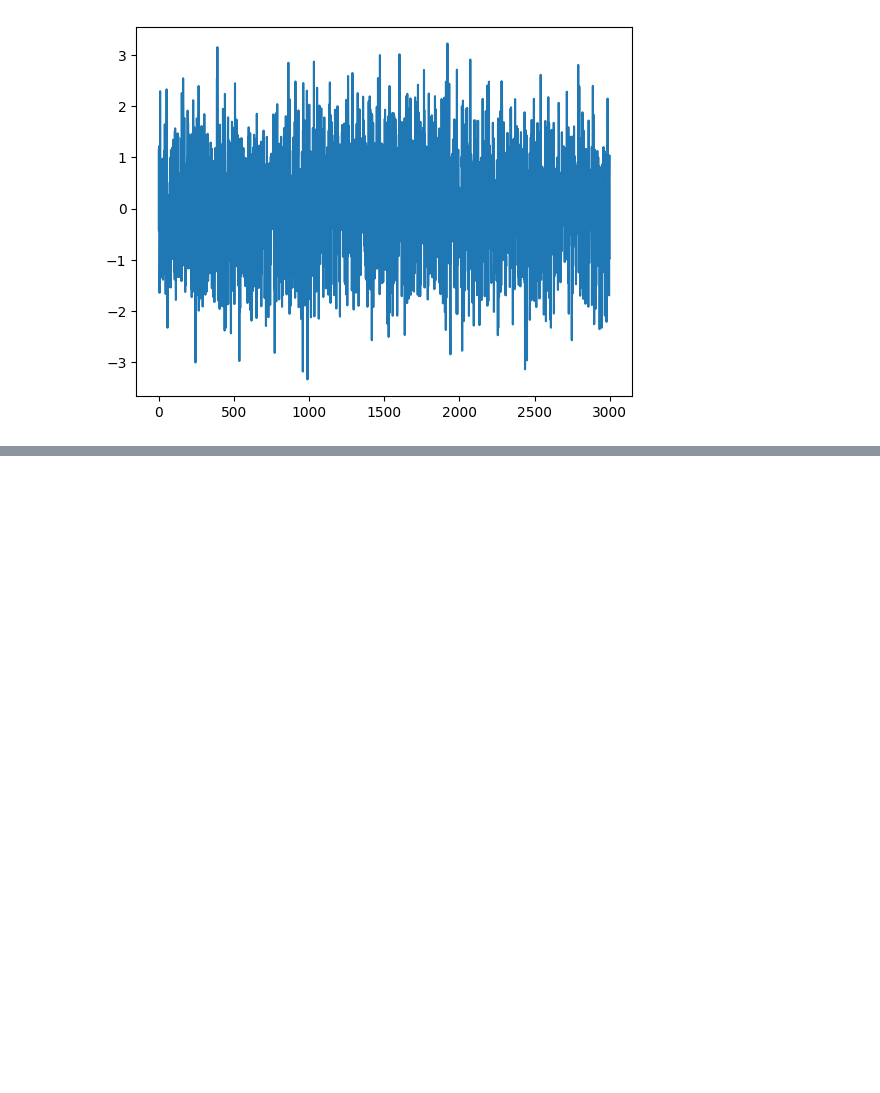
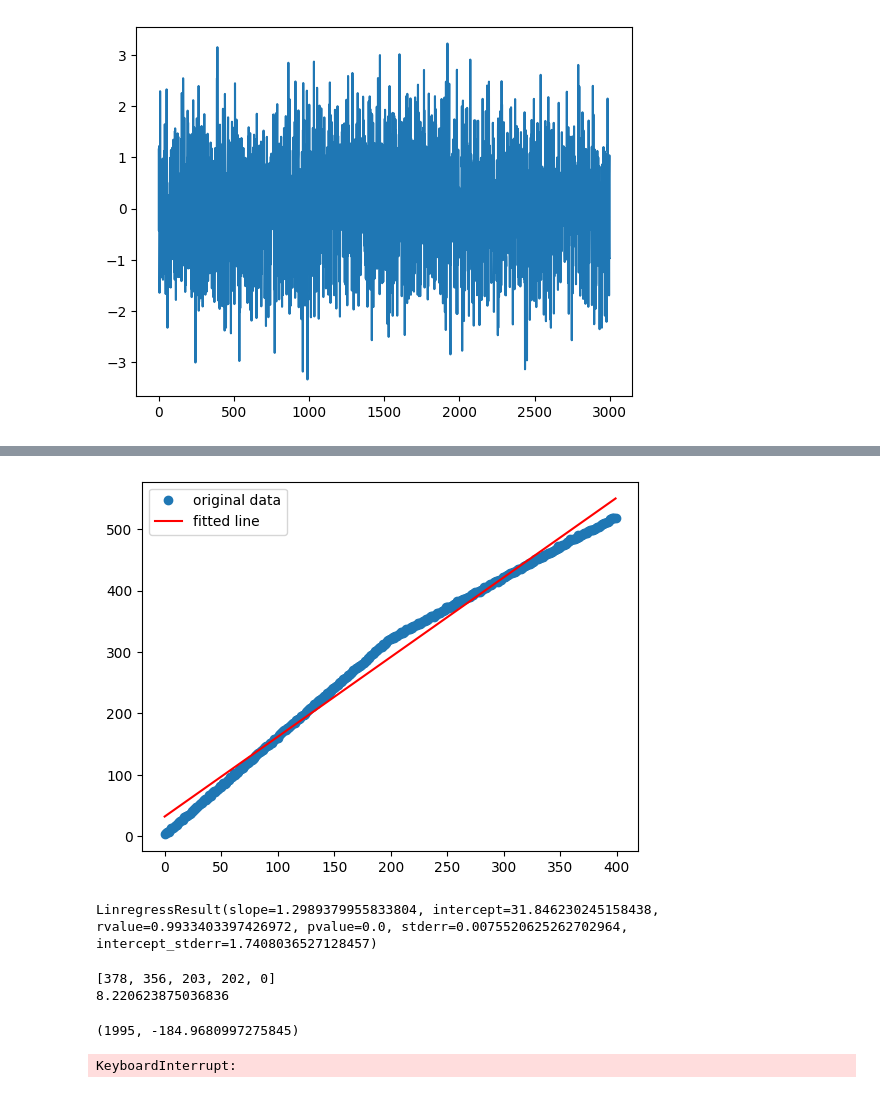
Before and after one commit to grosed/oop, a Jupyter notebook: notebooks/changes.ipynb, the cells around one changed output, grey strips where cells are left out. Saved outputs shown, nothing was run; the diff lists cells and outputs as text; code cells hidden in the pictures; blank space fills up the shorter version.

```diff
--- a/notebooks/changes.ipynb
+++ b/notebooks/changes.ipynb
@@ -149,0 +157,30 @@ print(end - start)
+# %%
+X1 = list(range(200))
+E1 = norm.rvs(size=len(X1))
+a1 = 1.6
+b1 = 2
+Y1 = [a1*x + b1 + e for x,e in zip(X1,E1)]
+X2 = [x + len(X1) for x in X1]
+E2 = norm.rvs(size=len(X2))
+a2 = 1.0
+b2 = (a1-a2)*X1[-1] + b1
+Y2 = [a2*x + b2 + e for x,e in zip(X2,E2)]
+X = X1 + X2
+Y = Y1 + Y2
+# %%
+res = stats.linregress(X, Y)
+Y_hat = [res.slope*x + res.intercept for x in X]
+# %%
+plt.plot(X, Y, 'o', label='original data')
+
+plt.plot(X, Y_hat, 'r', label='fitted line')
+
+plt.legend()
+
+plt.show()
+# %% [output]
+[figure, added]
+# %%
+res
+# %% [output]
+LinregressResult(slope=1.2989379955833804, intercept=31.846230245158438, rvalue=0.9933403397426972, pvalue=0.0, stderr=0.0075520625262702964, intercept_stderr=1.7408036527128457)
@@ -149,0 +199,10 @@ print(end - start)
+# %%
+g = linear(X,Y)
+start =  time.perf_counter()
+res = op(g,list(range(len(X))),2*log(len(X)))
+end =  time.perf_counter()
+print(changepoints(res))
+print(end - start)
+# %% [output]
+[378, 356, 203, 202, 0]
+8.220623875036836
@@ -149,0 +282,8 @@ print(end - start)
+# %%
+res[1999]
+# %% [output]
+(1995, -184.9680997275845)
+# %%
+changepoints(res)
+# %% [output]
+KeyboardInterrupt:
```
Also changed, not shown: parts of 17 cells of this notebook.
